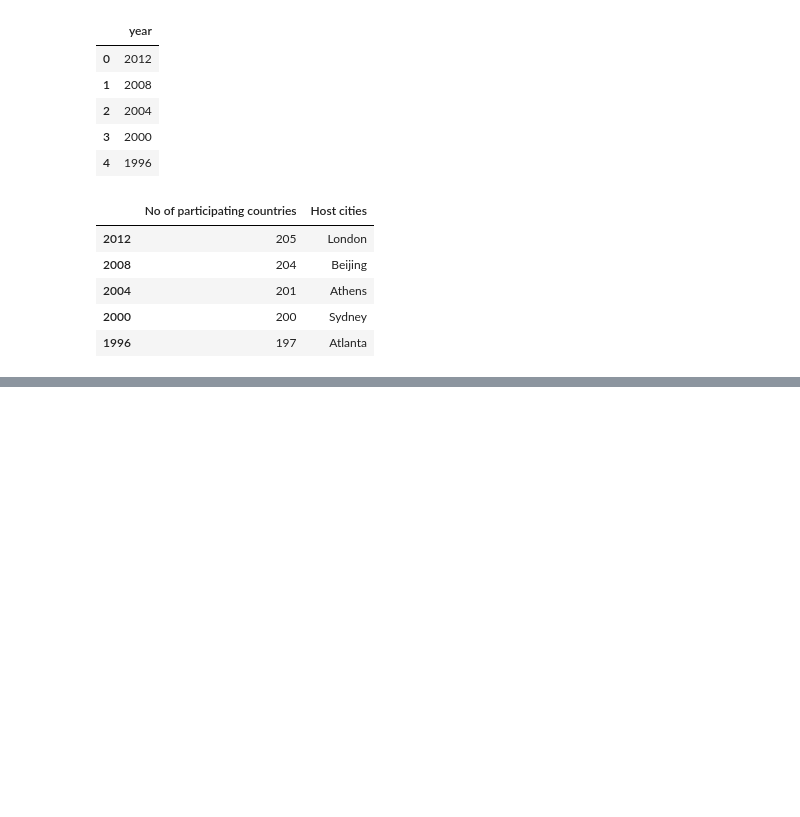
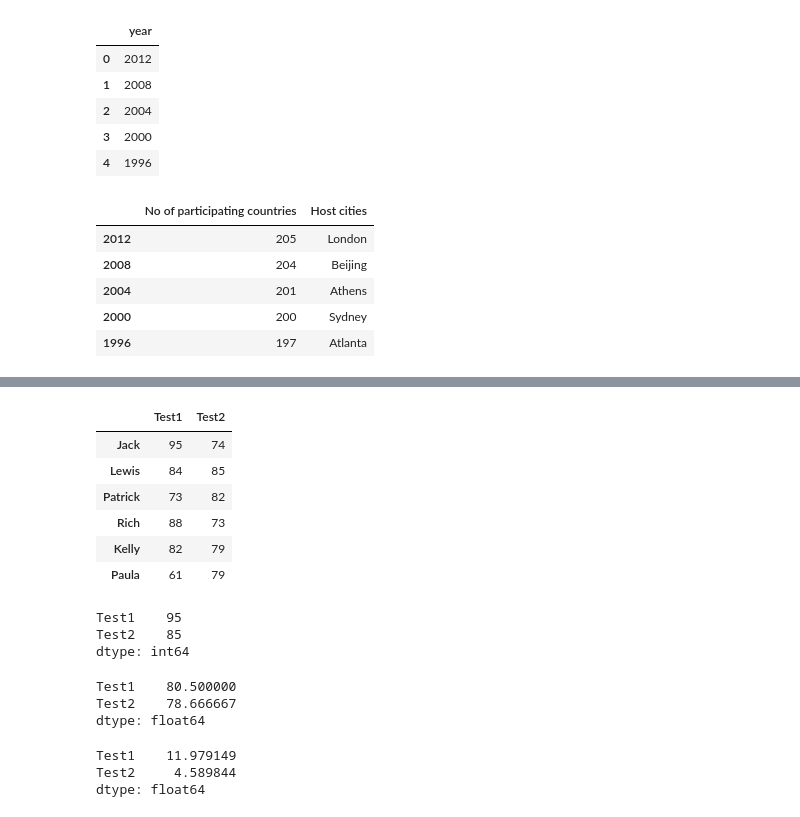
Before and after one commit to doblefilmina/LearningPythonDataScience, a Jupyter notebook: Lesson7simplilearn.ipynb, the cells around one changed output, grey strips where cells are left out. Saved outputs shown, nothing was run; the diff lists cells and outputs as text; code cells hidden in the pictures; blank space fills up the shorter version.

```diff
--- a/Lesson7simplilearn.ipynb
+++ b/Lesson7simplilearn.ipynb
@@ -238,0 +348,34 @@ df_from_df
+# %%
+df_test_scores = pd.DataFrame(
+                {'Test1': [95,84,73,88,82,61],
+                'Test2': [74,85,82,73,79,79]},
+                index=['Jack', 'Lewis', 'Patrick', 'Rich', 'Kelly', 'Paula']
+)
+# %%
+df_test_scores
+# %% [output]
+|  | Test1 | Test2 |
+| Jack | 95 | 74 |
+| Lewis | 84 | 85 |
+| Patrick | 73 | 82 |
+| Rich | 88 | 73 |
+| Kelly | 82 | 79 |
+| Paula | 61 | 79 |
+# %%
+df_test_scores.max()
+# %% [output]
+Test1    95
+Test2    85
+dtype: int64
+# %%
+df_test_scores.mean()
+# %% [output]
+Test1    80.500000
+Test2    78.666667
+dtype: float64
+# %%
+df_test_scores.std()
+# %% [output]
+Test1    11.979149
+Test2     4.589844
+dtype: float64
```
Also changed, not shown: parts of 20 cells of this notebook, 2 other files.
